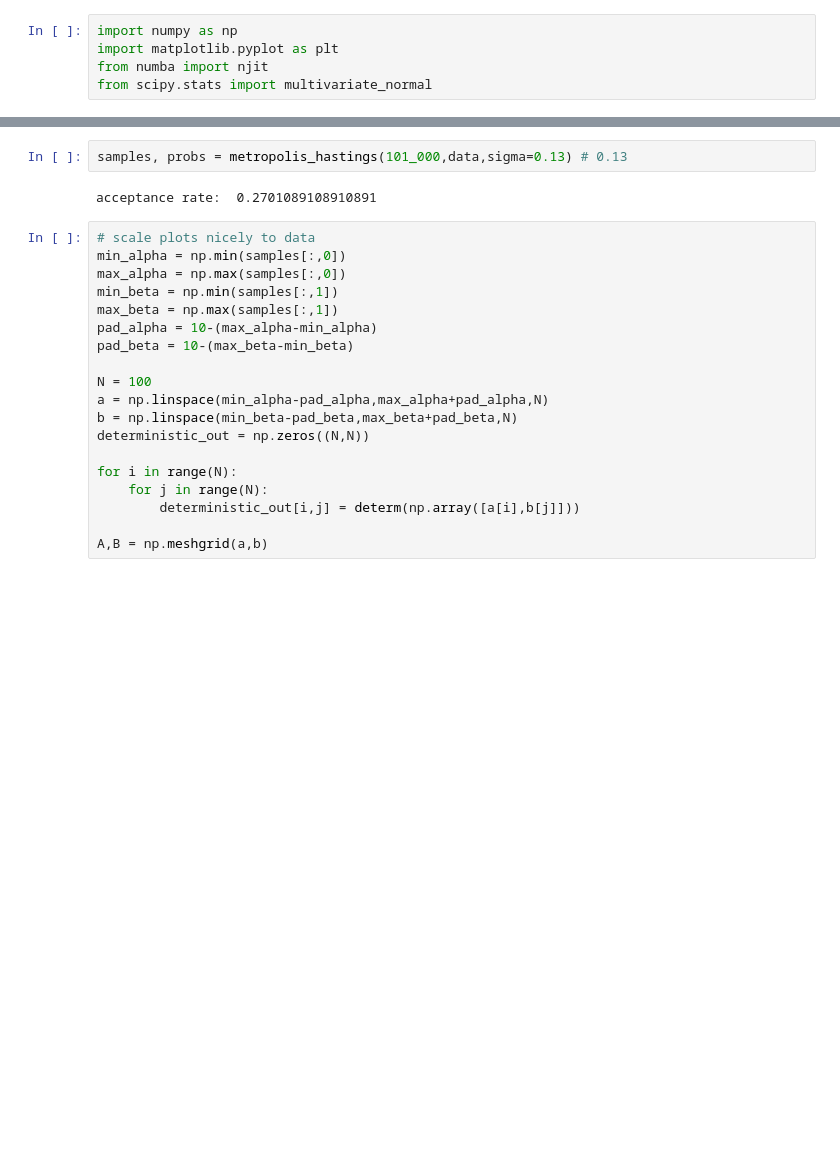
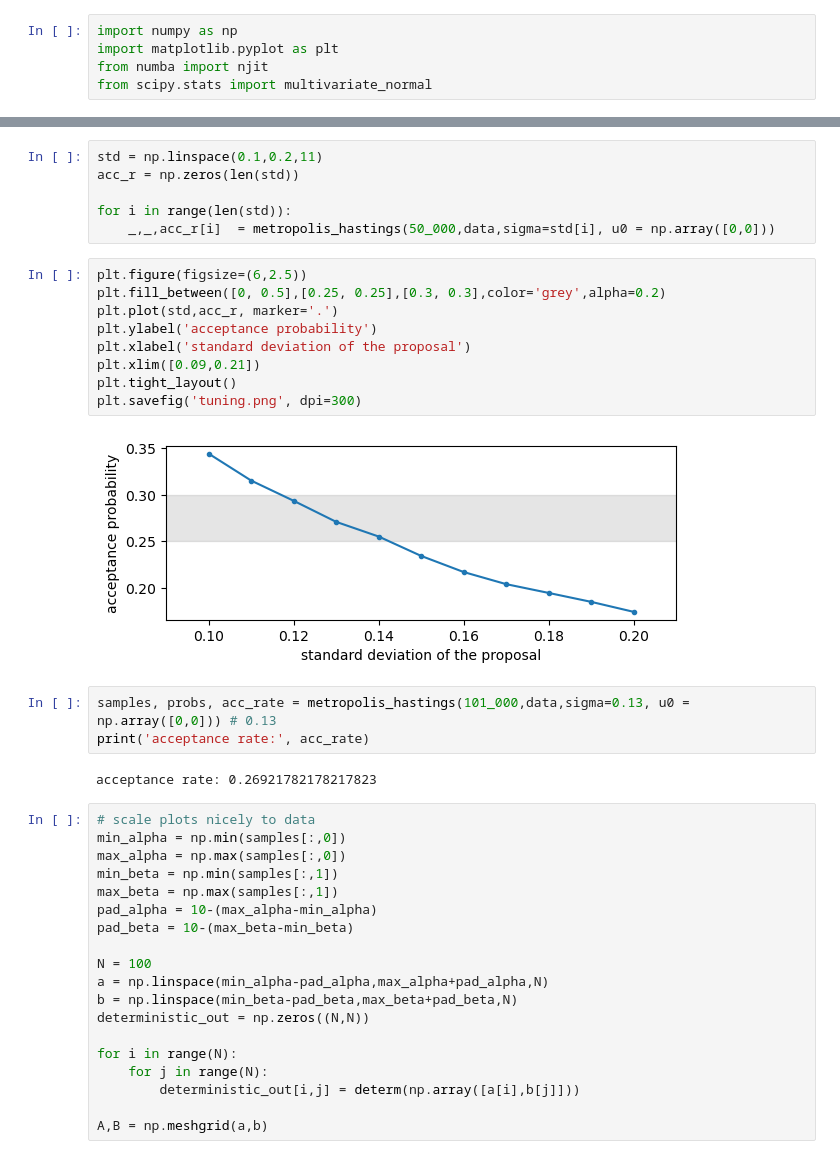
Before and after one commit to NiklasSchaaf/UQ_2023, a Jupyter notebook: homework_9/hw9_nik.ipynb, the cells around one changed output, grey strips where cells are left out. Saved outputs shown, nothing was run; the diff lists cells and outputs as text; blank space fills up the shorter version.

```diff
--- a/homework_9/hw9_nik.ipynb
+++ b/homework_9/hw9_nik.ipynb
@@ -144,7 +143,25 @@ data = [4.02, 3.97, 4.05, 3.85, 3.94]
+# %%
+std = np.linspace(0.1,0.2,11)
+acc_r = np.zeros(len(std))
+
+for i in range(len(std)):
+    _,_,acc_r[i]  = metropolis_hastings(50_000,data,sigma=std[i], u0 = np.array([0,0]))
+# %%
+plt.figure(figsize=(6,2.5))
+plt.fill_between([0, 0.5],[0.25, 0.25],[0.3, 0.3],color='grey',alpha=0.2)
+plt.plot(std,acc_r, marker='.')
+plt.ylabel('acceptance probability')
+plt.xlabel('standard deviation of the proposal')
+plt.xlim([0.09,0.21])
+plt.tight_layout()
+plt.savefig('tuning.png', dpi=300)
+# %% [output]
+[figure, added]
 # %%
-samples, probs = metropolis_hastings(101_000,data,sigma=0.13) # 0.13
+samples, probs, acc_rate = metropolis_hastings(101_000,data,sigma=0.13, u0 = np.array([0,0])) # 0.13
+print('acceptance rate:', acc_rate)
 # %% [output]
-acceptance rate:  0.2701089108910891
+acceptance rate: 0.26921782178217823
 # %%
 # scale plots nicely to data
 min_alpha = np.min(samples[:,0])
```
Also changed, not shown: parts of 9 cells of this notebook, 8 other files.
